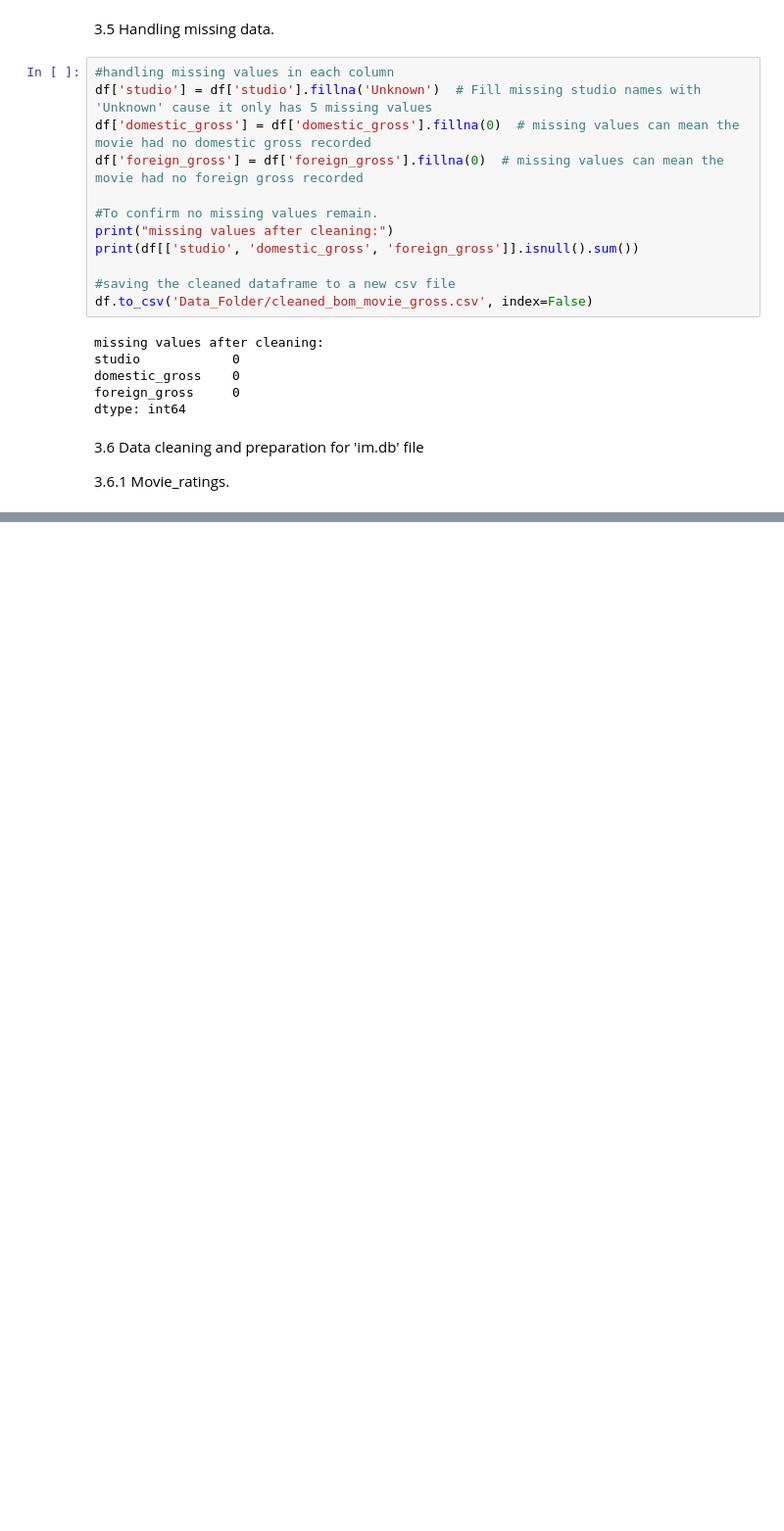
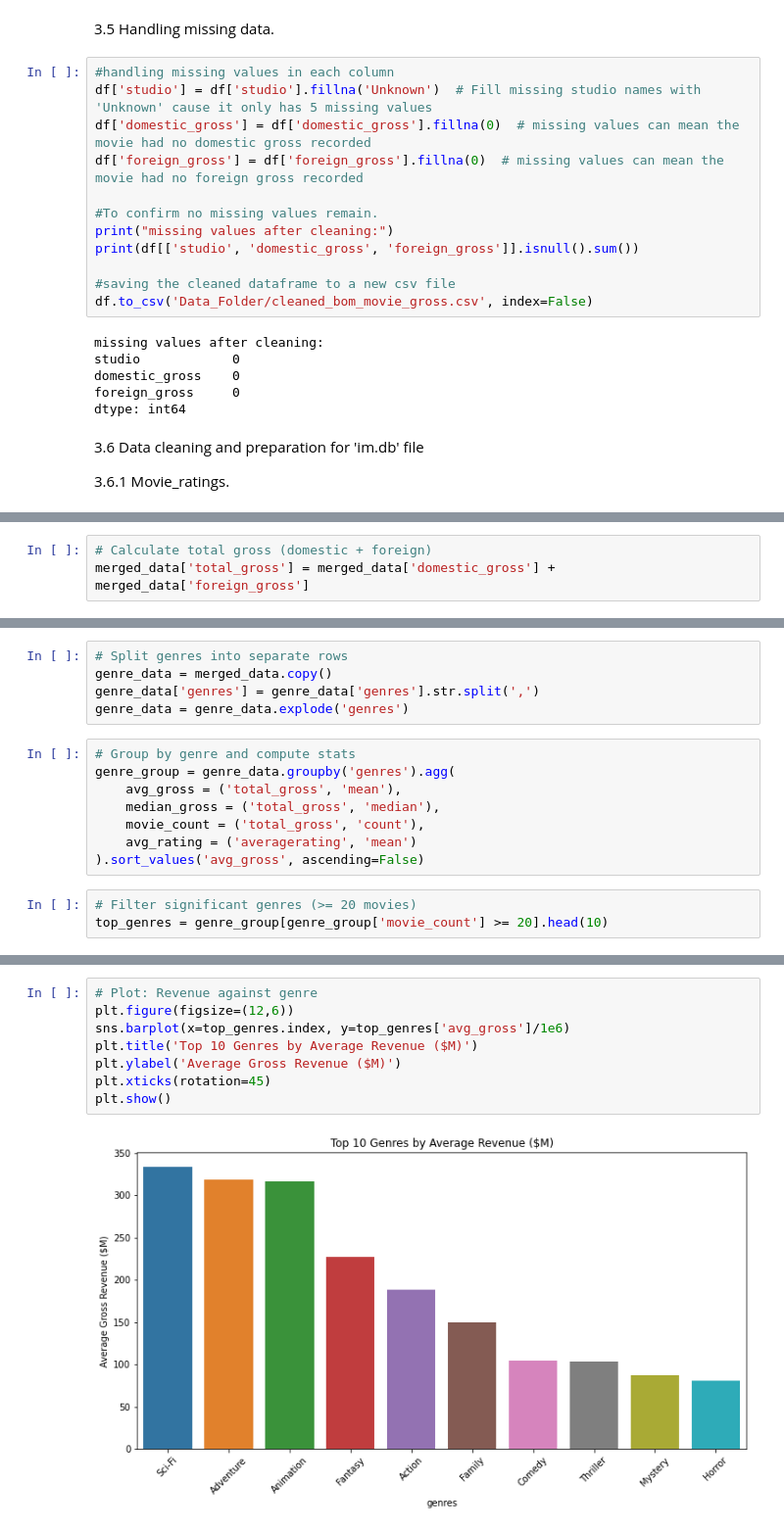
Before and after one commit to Dc-qwerty/Group-4-phase-2-project, a Jupyter notebook: newmoviestudio.ipynb, the cells around one changed output, grey strips where cells are left out. Shown at 98% size. Cells and saved outputs as stored; diff of their text form; blank space fills up the shorter version.

Commit message:
Added the analysis of the data

```diff
--- a/newmoviestudio.ipynb
+++ b/newmoviestudio.ipynb
@@ -497,0 +655,3 @@ Error:
+# %%
+# Calculate total gross (domestic + foreign)
+merged_data['total_gross'] = merged_data['domestic_gross'] + merged_data['foreign_gross']
@@ -497,0 +721,16 @@ Error:
+# %%
+# Split genres into separate rows
+genre_data = merged_data.copy()
+genre_data['genres'] = genre_data['genres'].str.split(',')
+genre_data = genre_data.explode('genres')
+# %%
+# Group by genre and compute stats
+genre_group = genre_data.groupby('genres').agg(
+    avg_gross = ('total_gross', 'mean'),
+    median_gross = ('total_gross', 'median'),
+    movie_count = ('total_gross', 'count'),
+    avg_rating = ('averagerating', 'mean')
+).sort_values('avg_gross', ascending=False)
+# %%
+# Filter significant genres (>= 20 movies)
+top_genres = genre_group[genre_group['movie_count'] >= 20].head(10)
@@ -497,0 +755,10 @@ Error:
+# %%
+# Plot: Revenue against genre
+plt.figure(figsize=(12,6))
+sns.barplot(x=top_genres.index, y=top_genres['avg_gross']/1e6)
+plt.title('Top 10 Genres by Average Revenue ($M)')
+plt.ylabel('Average Gross Revenue ($M)')
+plt.xticks(rotation=45)
+plt.show()
+# %% [output]
+[figure, added]
```
Also changed, not shown: parts of 46 cells of this notebook.
